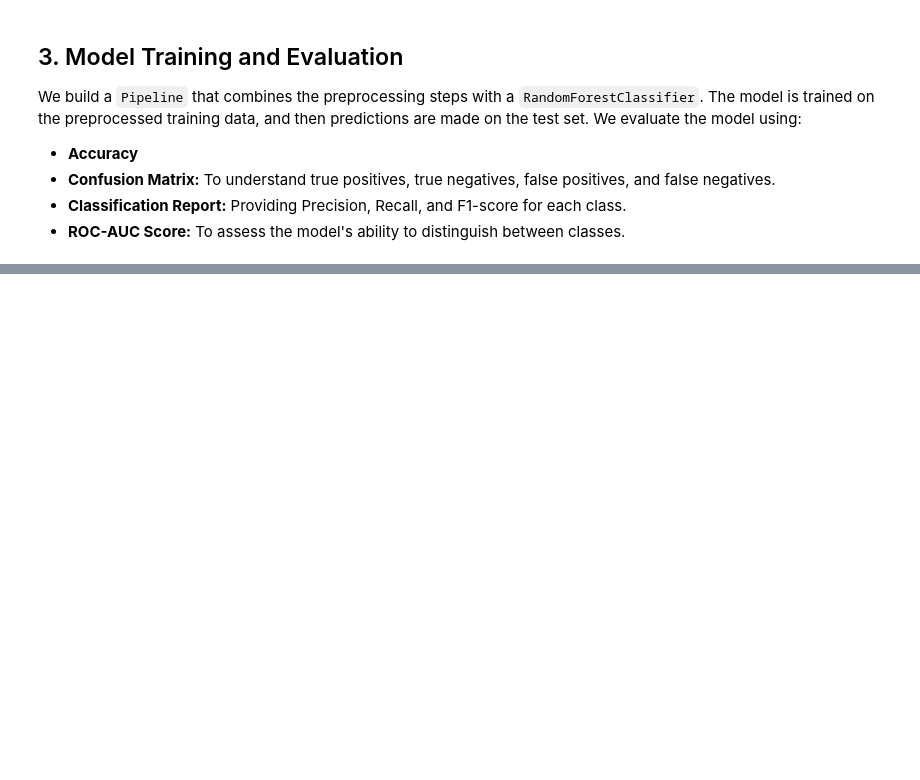
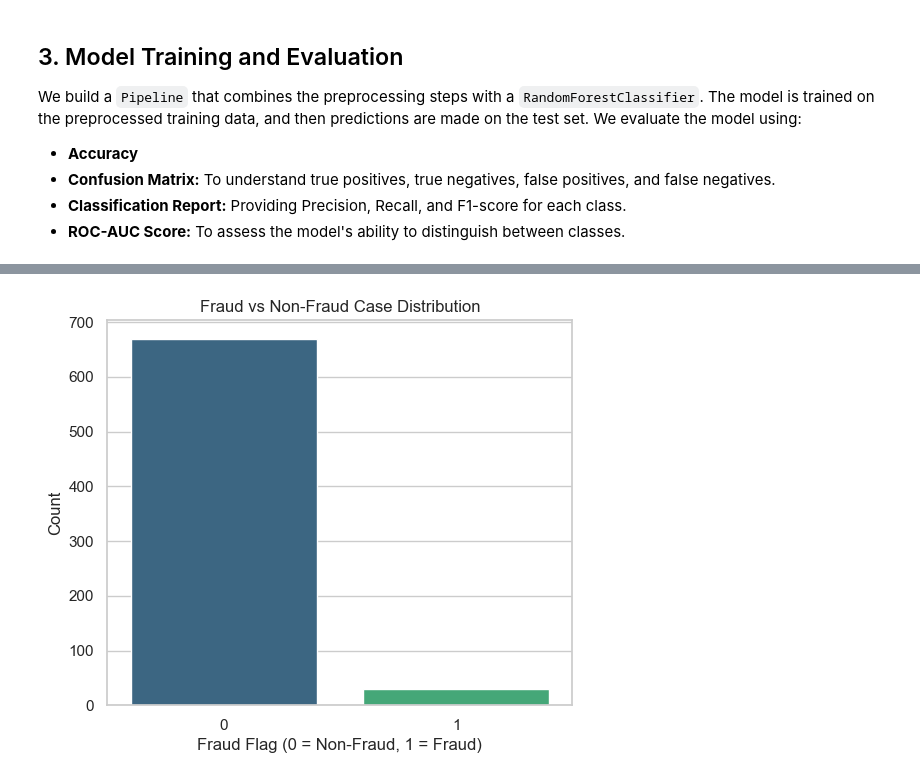
Before and after one commit to bsharma06/bupa_case_study, a Jupyter notebook: supervised_fraud_detection.ipynb, the cells around one changed output, grey strips where cells are left out. Saved outputs shown, nothing was run; the diff lists cells and outputs as text; code cells hidden in the pictures; blank space fills up the shorter version.

Commit message:
model enhancements and testing

```diff
--- a/supervised_fraud_detection.ipynb
+++ b/supervised_fraud_detection.ipynb
@@ -15,3 +16,17 @@ from sklearn.pipeline import Pipeline
 ## 1. Data Loading and Preparation
 
 We load the `fraud_cases_master.csv` dataset, which includes a `Fraud flag` column indicating fraudulent transactions. Date columns are converted to datetime objects, and `time_to_payment` is calculated as a potential feature. Missing values in numerical columns are filled with the median, and categorical columns with the mode. The `Fraud flag` is our target variable (y).
+# %%
+cwd = os.getcwd()
+data_dir = os.path.join(cwd, 'data')
+print(f"Data directory is set to: {data_dir}")
+
+payment_master_path = os.path.join(data_dir, 'payments_master.csv')
+fraud_case_master_path = os.path.join(data_dir, 'fraud_cases_master.csv')
+research_team_master_path = os.path.join(data_dir, 'research_team_master.csv')
+research_team_member_master_path = os.path.join(data_dir, 'research_team_member_master.csv')
+print("************************\n")
+print(f"Payment master path: {payment_master_path}")
+print(f"Fraud case master path: {fraud_case_master_path}")
+print(f"Research team master path: {research_team_master_path}")
+print(f"Research team member master path: {research_team_member_master_path}")
@@ -18,7 +41,9 @@ We load the `fraud_cases_master.csv` dataset, which includes a `Fraud flag` colu
 # %%
 # Load the dataset
+df_fraud = pd.DataFrame()
+
 try:
-    df_fraud = pd.read_csv('fraud_cases_master.csv')
+    df_fraud = pd.read_csv(fraud_case_master_path)
 except FileNotFoundError:
     print("Error: fraud_cases_master.csv not found. Please ensure the file is in the correct directory.")
     exit()
@@ -112,0 +181,68 @@ print(f"ROC-AUC Score: {roc_auc:.2f}")
+# %%
+
+import matplotlib.pyplot as plt
+import seaborn as sns
+
+sns.set(style="whitegrid")
+
+# Class distribution
+plt.figure(figsize=(6,5))
+sns.countplot(x=y, palette='viridis')
+plt.title('Fraud vs Non-Fraud Case Distribution')
+plt.xlabel('Fraud Flag (0 = Non-Fraud, 1 = Fraud)')
+plt.ylabel('Count')
+plt.show()
+
+# Confusion Matrix Heatmap
+cm = confusion_matrix(y_test, y_pred)
+plt.figure(figsize=(6,5))
+sns.heatmap(cm, annot=True, fmt='d', cmap='Blues', cbar=False)
+plt.title('Confusion Matrix Heatmap')
+plt.xlabel('Predicted Label')
+plt.ylabel('True Label')
+plt.show()
+
+# ROC Curve
+fpr, tpr, thresholds = roc_curve(y_test, y_pred_proba)
+plt.figure(figsize=(7,6))
+plt.plot(fpr, tpr, color='darkorange', lw=2, label=f'ROC Curve (AUC = {roc_auc:.2f})')
+plt.plot([0, 1], [0, 1], color='gray', linestyle='--')
+plt.title('Receiver Operating Characteristic (ROC) Curve')
+plt.xlabel('False Positive Rate')
+plt.ylabel('True Positive Rate')
+plt.legend()
+plt.grid(True)
+plt.show()
+
+# Feature Importance Plot
+rf_model = model_fraud.named_steps['classifier']
+feature_names = (numerical_features +
+                 list(model_fraud.named_steps['preprocessor']
+                      .named_transformers_['cat']
+                      .named_steps['onehot']
+                      .get_feature_names_out(categorical_features)))
+
+importances = rf_model.feature_importances_
+feat_imp = pd.DataFrame({'Feature': feature_names, 'Importance': importances})
+feat_imp = feat_imp.sort_values('Importance', ascending=False).head(15)
+
+plt.figure(figsize=(10,6))
+sns.barplot(data=feat_imp, x='Importance', y='Feature', palette='mako')
+plt.title('Top 15 Important Features for Fraud Detection')
+plt.xlabel('Feature Importance Score')
+plt.ylabel('Feature')
+plt.tight_layout()
+plt.show()
+
+# Precision vs Recall visualization (for imbalanced data)
+from sklearn.metrics import precision_recall_curve
+
+precision, recall, _ = precision_recall_curve(y_test, y_pred_proba)
+plt.figure(figsize=(7,6))
+plt.plot(recall, precision, color='teal', lw=2)
+plt.title('Precision-Recall Curve')
+plt.xlabel('Recall')
+plt.ylabel('Precision')
+plt.grid(True)
+plt.show()
+# %% [output]
@@ -112,0 +252 @@ print(f"ROC-AUC Score: {roc_auc:.2f}")
+[figure, added]
```
Also changed, not shown: parts of 8 cells of this notebook, 7 other files.
